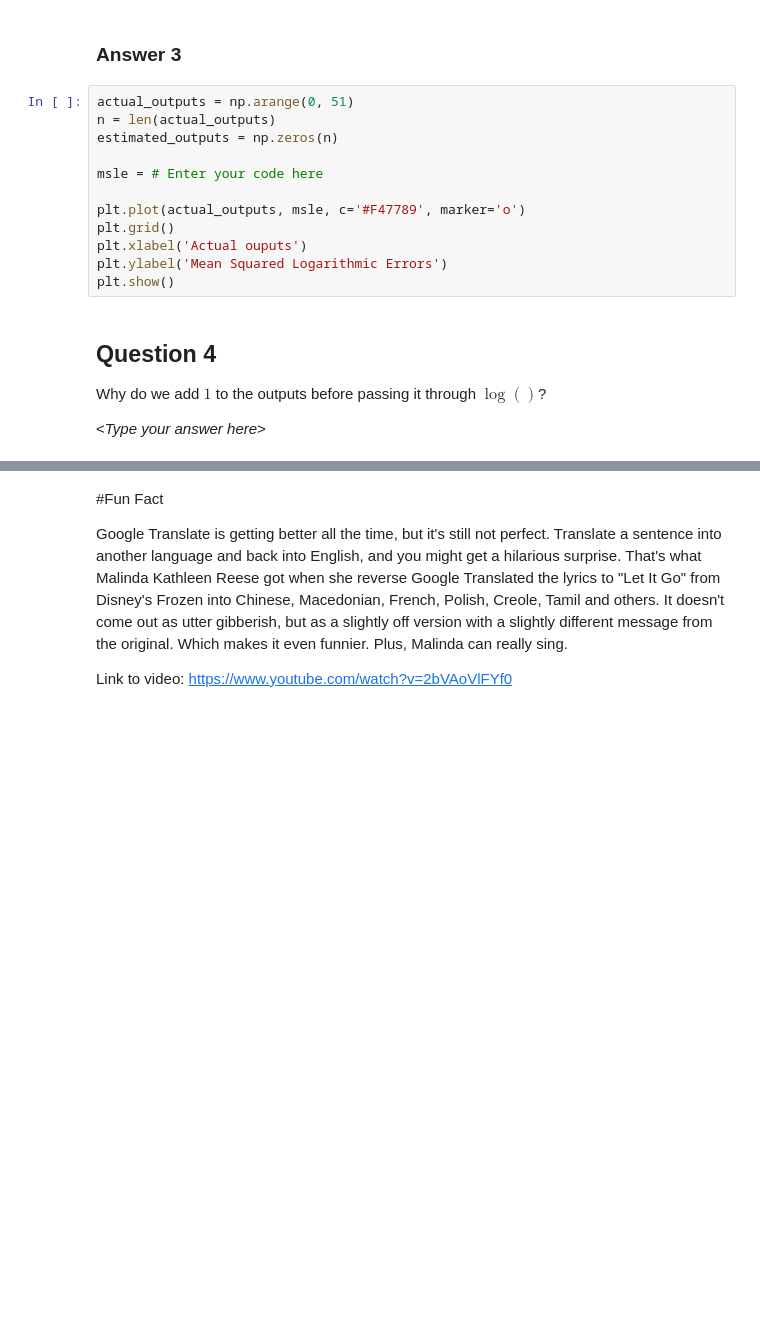
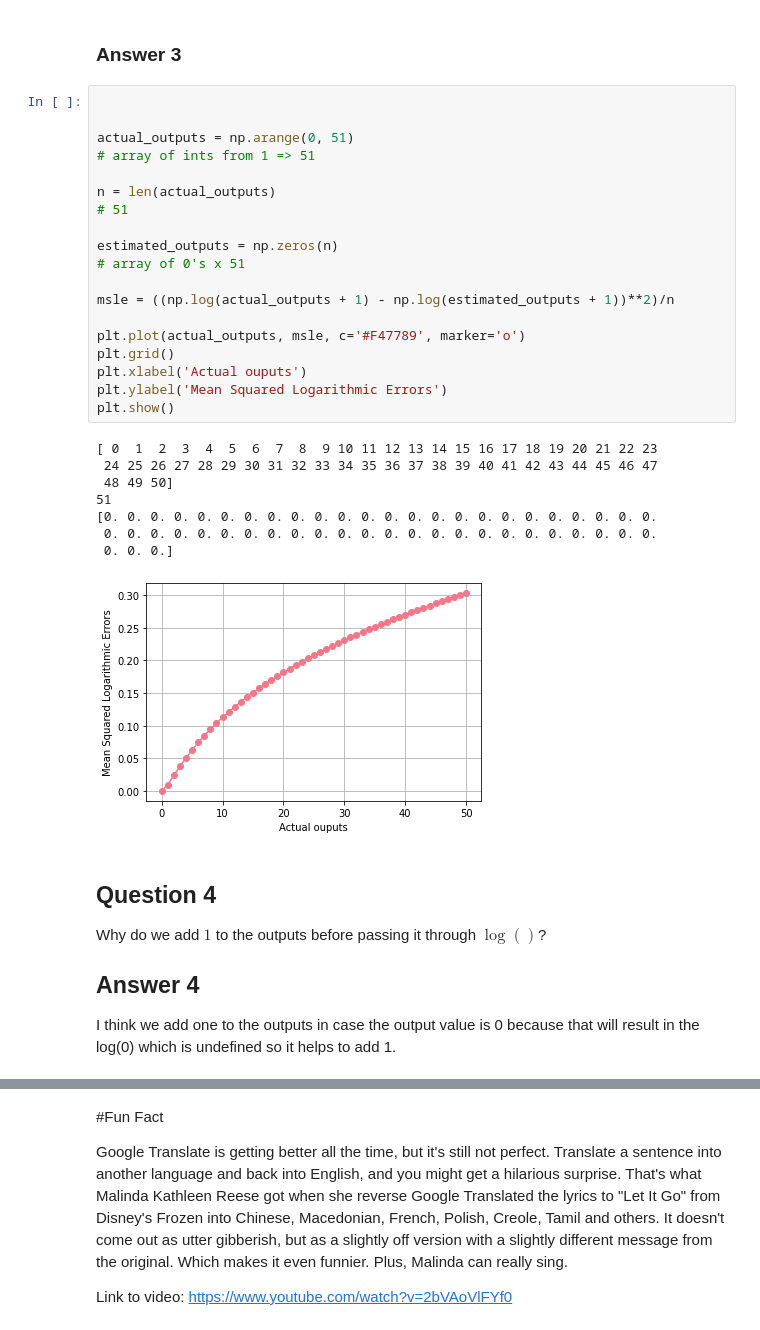
Before and after one commit to aru-g2004/MIT-SureStart-Machine-Learning-Google-Colab, a Jupyter notebook: Day_9_Introduction_to_Loss_Functions_AG.ipynb, the cells around one changed output, grey strips where cells are left out. Drawn from its saved outputs; the diff is of its cells as text; blank space fills up the shorter version.

```diff
--- a/Day_9_Introduction_to_Loss_Functions_AG.ipynb
+++ b/Day_9_Introduction_to_Loss_Functions_AG.ipynb
@@ -157,23 +235,41 @@ Now that you know how MSLE works, you need to plot the behavior of MSLE for the
 # %% [markdown]
 ### Answer 3
 # %%
+
+
 actual_outputs = np.arange(0, 51)
+# array of ints from 1 => 51
+
 n = len(actual_outputs)
+# 51
+
 estimated_outputs = np.zeros(n)
+# array of 0's x 51
 
-msle = # Enter your code here
+msle = ((np.log(actual_outputs + 1) - np.log(estimated_outputs + 1))**2)/n
 
 plt.plot(actual_outputs, msle, c='#F47789', marker='o')
 plt.grid()
 plt.xlabel('Actual ouputs')
 plt.ylabel('Mean Squared Logarithmic Errors')
 plt.show()
+# %% [output]
+[ 0  1  2  3  4  5  6  7  8  9 10 11 12 13 14 15 16 17 18 19 20 21 22 23
+ 24 25 26 27 28 29 30 31 32 33 34 35 36 37 38 39 40 41 42 43 44 45 46 47
+ 48 49 50]
+51
+[0. 0. 0. 0. 0. 0. 0. 0. 0. 0. 0. 0. 0. 0. 0. 0. 0. 0. 0. 0. 0. 0. 0. 0.
+ 0. 0. 0. 0. 0. 0. 0. 0. 0. 0. 0. 0. 0. 0. 0. 0. 0. 0. 0. 0. 0. 0. 0. 0.
+ 0. 0. 0.]
+[figure, added]
 # %% [markdown]
 ## Question 4
 
 Why do we add $1$ to the outputs before passing it through $\log()$?
 
-\<*Type your answer here*\>
+## Answer 4
+
+I think we add one to the outputs in case the output value is 0 because that will result in the log(0) which is undefined so it helps to add 1.
 # %% [markdown]
 ## Question 5
 
```
Also changed, not shown: parts of 21 cells of this notebook.
